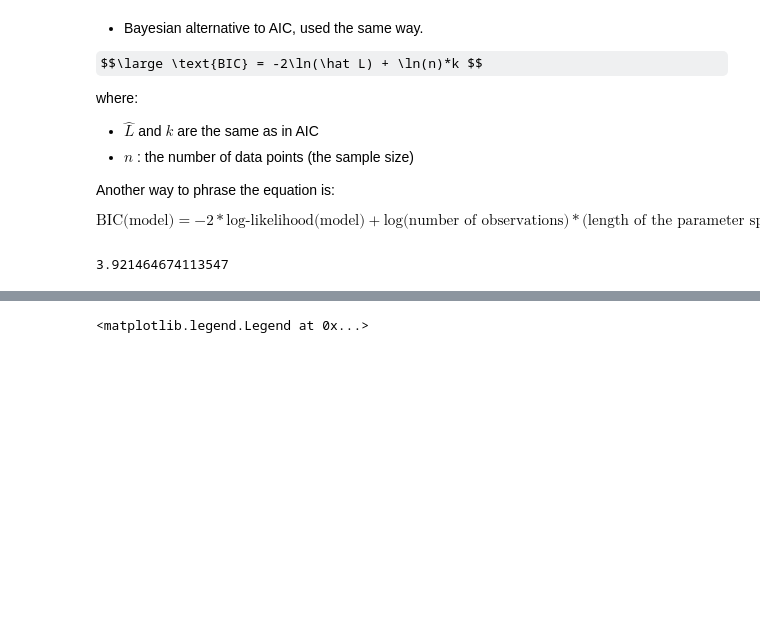
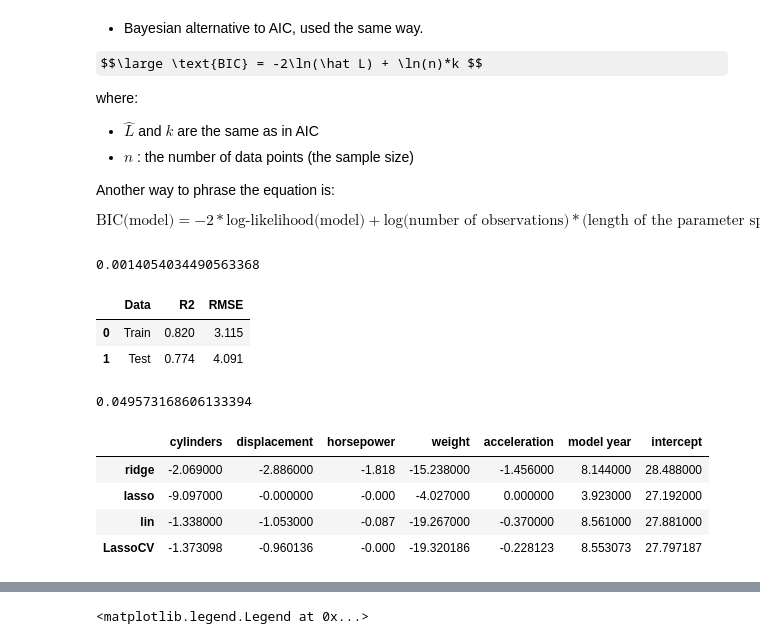
Before and after one commit to flatiron-school/Online-DS-FT-022221-Cohort-Notes, a Jupyter notebook: Phase_3/topic_24_regularization/topic_24_Regularization_Ridge_Lasso_v2_SG.ipynb, the cells around one changed output, grey strips where cells are left out. Saved outputs shown, nothing was run; the diff lists cells and outputs as text; code cells hidden in the pictures; some formulas as TeX source; blank space fills up the shorter version.

```diff
--- a/Phase_3/topic_24_regularization/topic_24_Regularization_Ridge_Lasso_v2_SG.ipynb
+++ b/Phase_3/topic_24_regularization/topic_24_Regularization_Ridge_Lasso_v2_SG.ipynb
@@ -277,19 +344,24 @@ fit_models={}
 
 
 ## Loop through the model_type and model from models_to_make
-
+for model_type,model in models_to_make.items():
 
     ## get model results and fit model using make_model
+    res_df, f_model = fit_model(model,X_train_tf, X_test_tf,y_train,y_test)
 
 
     ## Add model type as column to res
+    res_df['Model Type'] = model_type
 
     ## Save df to list
-
+    results.append(res_df)
 
     ## Save fit model to models dict
-
+    fit_models[model_type] = f_model
 
 
 
 ## Concatenate results and set Type/data as index
+df_res = pd.concat(results)
+df_res = df_res.set_index(['Model Type','Data'])
+df_res
@@ -300,2 +395,5 @@ fit_models={}
 # %%
 ## Get the coefficients of every model in a dictionary using a dict comprehension
+
+coeffs_dict = {name:get_coefficients(mod,X_train) for name, mod in fit_models.items()}
+coeffs_dict
@@ -302,2 +418,4 @@ fit_models={}
 # %%
 ## Make into a dataframe and transpose to compare coeffs.
+coeffs_df = pd.DataFrame(coeffs_dict).T.round(3)
+coeffs_df.style.background_gradient()
@@ -355,9 +484,31 @@ $$ \text{BIC(model)} = -2 * \text{log-likelihood(model)} + \text{log(number of o
 # %%
 from sklearn.linear_model import LassoCV, LassoLarsCV, LassoLarsIC
 # alphas = np.arange(0.1,100,0.1)
-
-lasso_cvA = LassoLarsIC(criterion='aic')
-lasso_cvA.fit(X_train_tf,y_train);
-lasso_cvA.alpha_
-# %% [output]
-3.921464674113547
+# %%
+lasso_cvA = LassoLarsIC(criterion='aic')
+lasso_cvA.fit(X_train_tf,y_train);
+lasso_cvA.alpha_
+# %% [output]
+0.0014054034490563368
+# %%
+lasso = Lasso(alpha=lasso_cvA.alpha_)
+res_df, model = fit_model(lasso,X_train_tf,X_test_tf, y_train,y_test)
+res_df
+# %% [output]
+|  | Data | R2 | RMSE |
+| 0 | Train | 0.820 | 3.115 |
+| 1 | Test | 0.774 | 4.091 |
+# %%
+res_df, lassocv = fit_model(LassoCV(),X_train_tf,X_test_tf, y_train,y_test)
+lassocv.alpha_
+# %% [output]
+0.049573168606133394
+# %%
+coeffs_df.loc['LassoCV'] = get_coefficients(lasso, X_train)
+coeffs_df
+# %% [output]
+|  | cylinders | displacement | horsepower | weight | acceleration | model year | intercept |
+| ridge | -2.069000 | -2.886000 | -1.818 | -15.238000 | -1.456000 | 8.144000 | 28.488000 |
+| lasso | -9.097000 | -0.000000 | -0.000 | -4.027000 | 0.000000 | 3.923000 | 27.192000 |
+| lin | -1.338000 | -1.053000 | -0.087 | -19.267000 | -0.370000 | 8.561000 | 27.881000 |
+| LassoCV | -1.373098 | -0.960136 | -0.000 | -19.320186 | -0.228123 | 8.553073 | 27.797187 |
```
Also changed, not shown: parts of 23 cells of this notebook, 1 other file.
